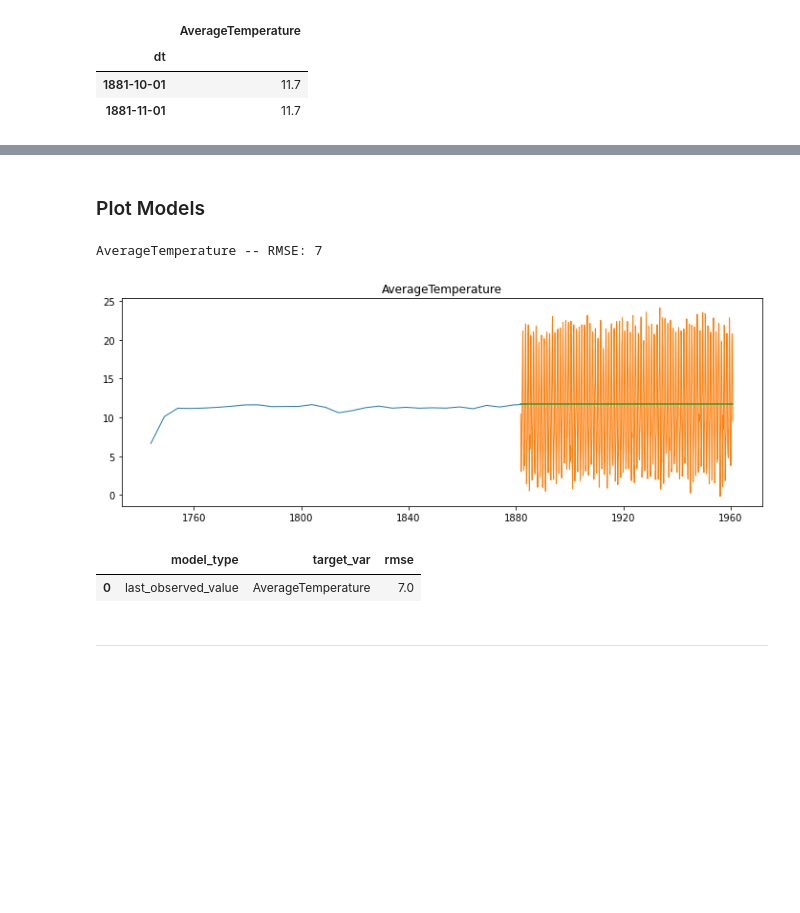
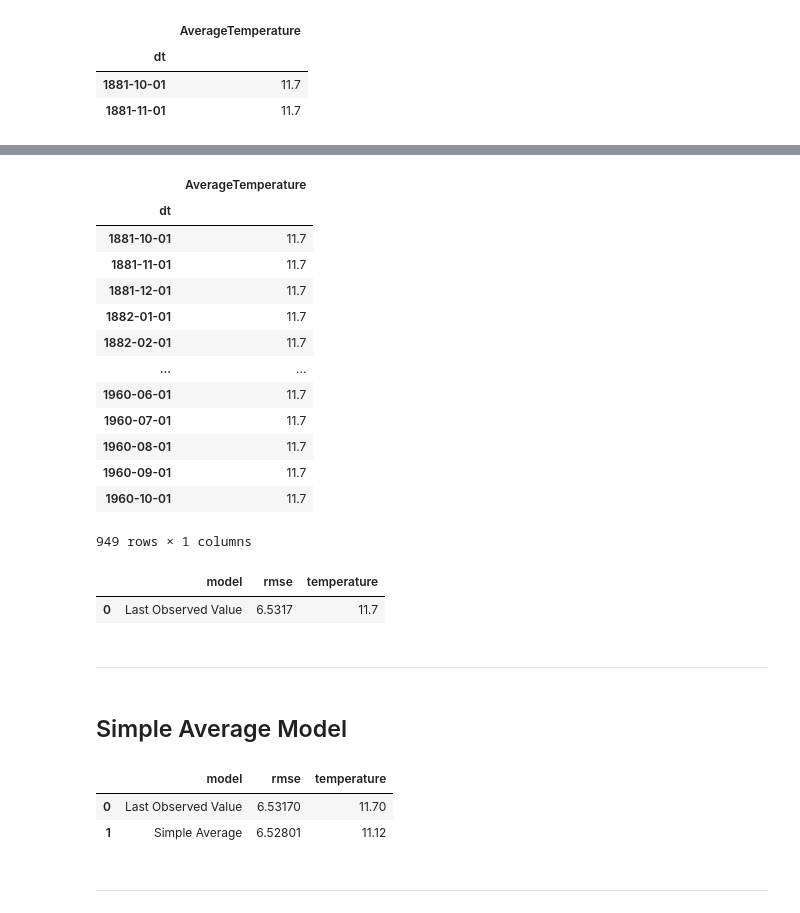
Before and after one commit to natasharivers/time-series-exercises, a Jupyter notebook: Time Series Project.ipynb, the cells around one changed output, grey strips where cells are left out. Cells and saved outputs as stored; diff of their text form; code cells hidden in the pictures; blank space fills up the shorter version.

Commit message:
through modeling

```diff
--- a/Time Series Project.ipynb
+++ b/Time Series Project.ipynb
@@ -462,0 +439,9 @@ def evaluate(target_var):
+# %%
+def make_predictions(temp):
+    yhat_df = pd.DataFrame({'AverageTemperature': [temp]},
+                       index = validate.index)
+    return yhat_df
+# %%
+#take the last average temp in average temp - round 2 decimal places
+last_observed = round(train['AverageTemperature'][-1:][0], 2)
+last_observed
@@ -504,8 +461,3 @@ temps
-# %%
-def make_predictions():
-    yhat_df = pd.DataFrame({'AverageTemperature': [temps]},
-                          index = validate.index)
-    return yhat_df
 # %%
 #yhat has same index as validate
 #define yhat
@@ -536,17 +473,18 @@ yhat_df.describe()
-# %% [markdown]
-### Plot Models
-# %%
-#using function created with dollars sold as target
-plot_and_eval('AverageTemperature')
-
-#green line is yhat (prediction)
-# %% [output]
-AverageTemperature -- RMSE: 7
-[figure, removed]
-# %%
-eval_df = append_eval_df(model_type = 'last_observed_value',
-                             target_var = 'AverageTemperature')
-eval_df
-# %% [output]
-|  | model_type | target_var | rmse |
-| 0 | last_observed_value | AverageTemperature | 7.0 |
+# %%
+yhat_df_lo = make_predictions(last_observed)
+yhat_df_lo
+# %% [output]
+|  | AverageTemperature |
+| dt |  |
+| 1881-10-01 | 11.7 |
+| 1881-11-01 | 11.7 |
+| 1881-12-01 | 11.7 |
+| 1882-01-01 | 11.7 |
+| 1882-02-01 | 11.7 |
+| ... | ... |
+| 1960-06-01 | 11.7 |
+| 1960-07-01 | 11.7 |
+| 1960-08-01 | 11.7 |
+| 1960-09-01 | 11.7 |
+| 1960-10-01 | 11.7 |
+949 rows × 1 columns
@@ -552,0 +495,16 @@ eval_df
+# %%
+#create a dataframe to make data easier to visualize/understand
+model_df = pd.DataFrame(data=[{
+    'model': 'Last Observed Value',
+    'rmse': rmse_last,
+    'temperature': last_observed
+    }])
+
+model_df
+# %% [output]
+|  | model | rmse | temperature |
+| 0 | Last Observed Value | 6.5317 | 11.7 |
+# %% [markdown]
+______________________
+# %% [markdown]
+## Simple Average Model
@@ -553,3 +517,18 @@ eval_df
+# %%
+#create visual to see baseline vs LinearRegression model
+model_df = model_df.append(
+    {
+    'model': 'Simple Average',
+    'rmse': rmse_simple,
+    'temperature': simple_average},
+    ignore_index= True
+    )
+
+model_df
+# %% [output]
+|  | model | rmse | temperature |
+| 0 | Last Observed Value | 6.53170 | 11.70 |
+| 1 | Simple Average | 6.52801 | 11.12 |
 # %% [markdown]
 _______________________________________
 # %% [markdown]
```
Also changed, not shown: parts of 32 cells of this notebook.
